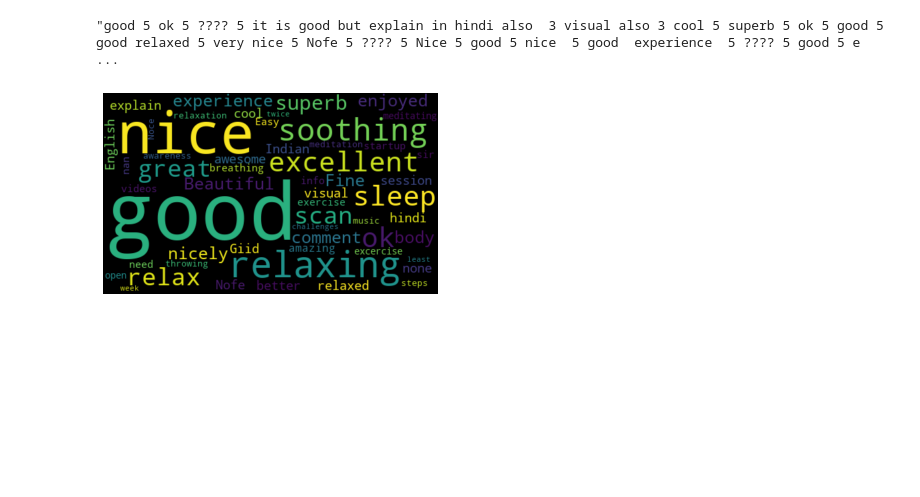
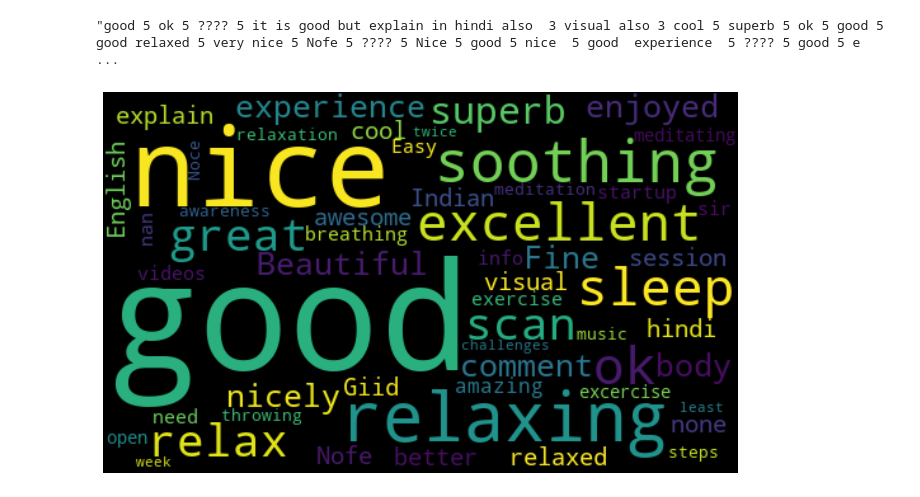
Before and after one commit to apoorvasahu/FeedBack-Analysis-, a Jupyter notebook: Excelwordcloud.ipynb, the cells around one changed output. Drawn from its saved outputs; the diff is of its cells as text; code cells hidden in the pictures; blank space fills up the shorter version.

```diff
--- a/Excelwordcloud.ipynb
+++ b/Excelwordcloud.ipynb
@@ -55,9 +55,11 @@ tokenized_words=word_tokenize(a, "english")
 # %%
 allWords=' '.join([r for r in tokenized_words])
 # %%
+plt.figure(figsize=(14,7))
+
 wordCloud=WordCloud(width=500, height =300, random_state=21, max_font_size=119).generate(allWords)
 plt.imshow(wordCloud, interpolation="bilinear")
 plt.axis('off')
 plt.show()
 # %% [output]
-[figure, old version]
+[figure, new version]
```
